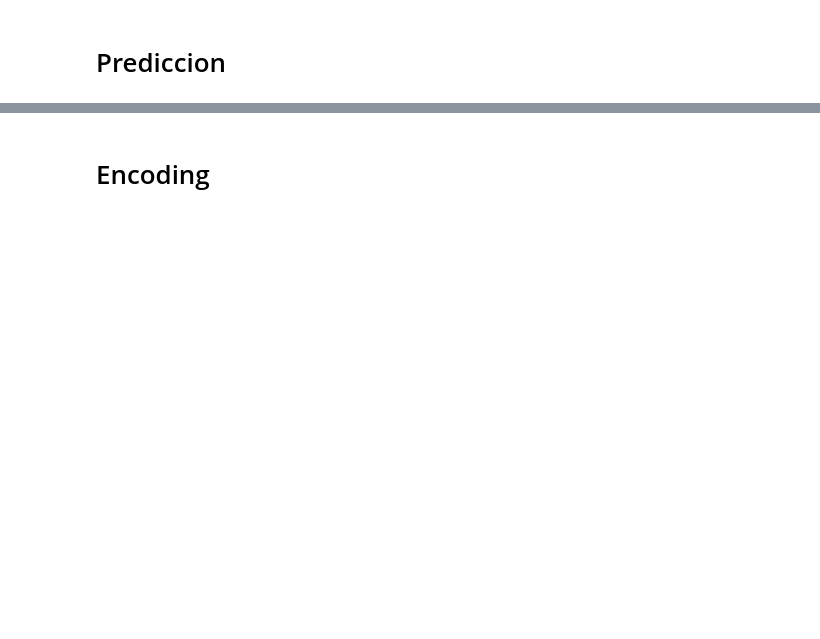
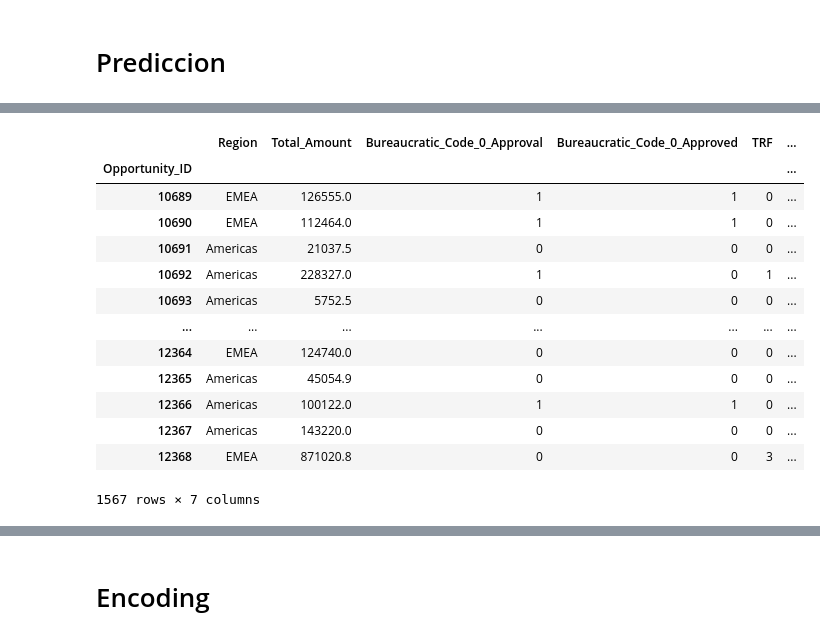
Before and after one commit to BautistaXifro/Machine-Learning-Datos, a Jupyter notebook: ArbolDeDecision/RandomForest/OtroaApproach.ipynb, the cells around one changed output, grey strips where cells are left out. Saved outputs shown, nothing was run; the diff lists cells and outputs as text; code cells hidden in the pictures; blank space fills up the shorter version.

```diff
--- a/ArbolDeDecision/RandomForest/OtroaApproach.ipynb
+++ b/ArbolDeDecision/RandomForest/OtroaApproach.ipynb
@@ -434,7 +603,22 @@ DataFrame_test.loc[df['Total_Amount_Currency'] == 'AUD', 'Total_Amount_Currency'
 DataFrame_test.loc[df['Total_Amount_Currency'] == 'GBP', 'Total_Amount'] = DataFrame_test['Total_Amount']*1.29
 DataFrame_test.loc[df['Total_Amount_Currency'] == 'GBP', 'Total_Amount_Currency'] = 'USD'
 # %%
-DataFrame_test = DataFrame_test[['Opportunity_ID','Region','Total_Amount', 'Delivery_Year', 'Delivery_Quarter','TRF','Pricing, Delivery_Terms_Approved','Pricing, Delivery_Terms_Quote_Appr' ]]
+DataFrame_test = DataFrame_test[['Opportunity_ID','Region','Total_Amount','Bureaucratic_Code_0_Approval','Bureaucratic_Code_0_Approved','TRF','Pricing, Delivery_Terms_Approved','Pricing, Delivery_Terms_Quote_Appr' ]]
 DataFrame_test = DataFrame_test.drop_duplicates('Opportunity_ID',keep = 'last')
 DataFrame_test.set_index('Opportunity_ID', inplace = True)
 DataFrame_test
+# %% [output]
+|  | Region | Total_Amount | Bureaucratic_Code_0_Approval | Bureaucratic_Code_0_Approved | TRF | ... |
+| Opportunity_ID |  |  |  |  |  | ... |
+| 10689 | EMEA | 126555.0 | 1 | 1 | 0 | ... |
+| 10690 | EMEA | 112464.0 | 1 | 1 | 0 | ... |
+| 10691 | Americas | 21037.5 | 0 | 0 | 0 | ... |
+| 10692 | Americas | 228327.0 | 1 | 0 | 1 | ... |
+| 10693 | Americas | 5752.5 | 0 | 0 | 0 | ... |
+| ... | ... | ... | ... | ... | ... | ... |
+| 12364 | EMEA | 124740.0 | 0 | 0 | 0 | ... |
+| 12365 | Americas | 45054.9 | 0 | 0 | 0 | ... |
+| 12366 | Americas | 100122.0 | 1 | 1 | 0 | ... |
+| 12367 | Americas | 143220.0 | 0 | 0 | 0 | ... |
+| 12368 | EMEA | 871020.8 | 0 | 0 | 3 | ... |
+1567 rows × 7 columns
```
Also changed, not shown: parts of 32 cells of this notebook, 1 other file.
